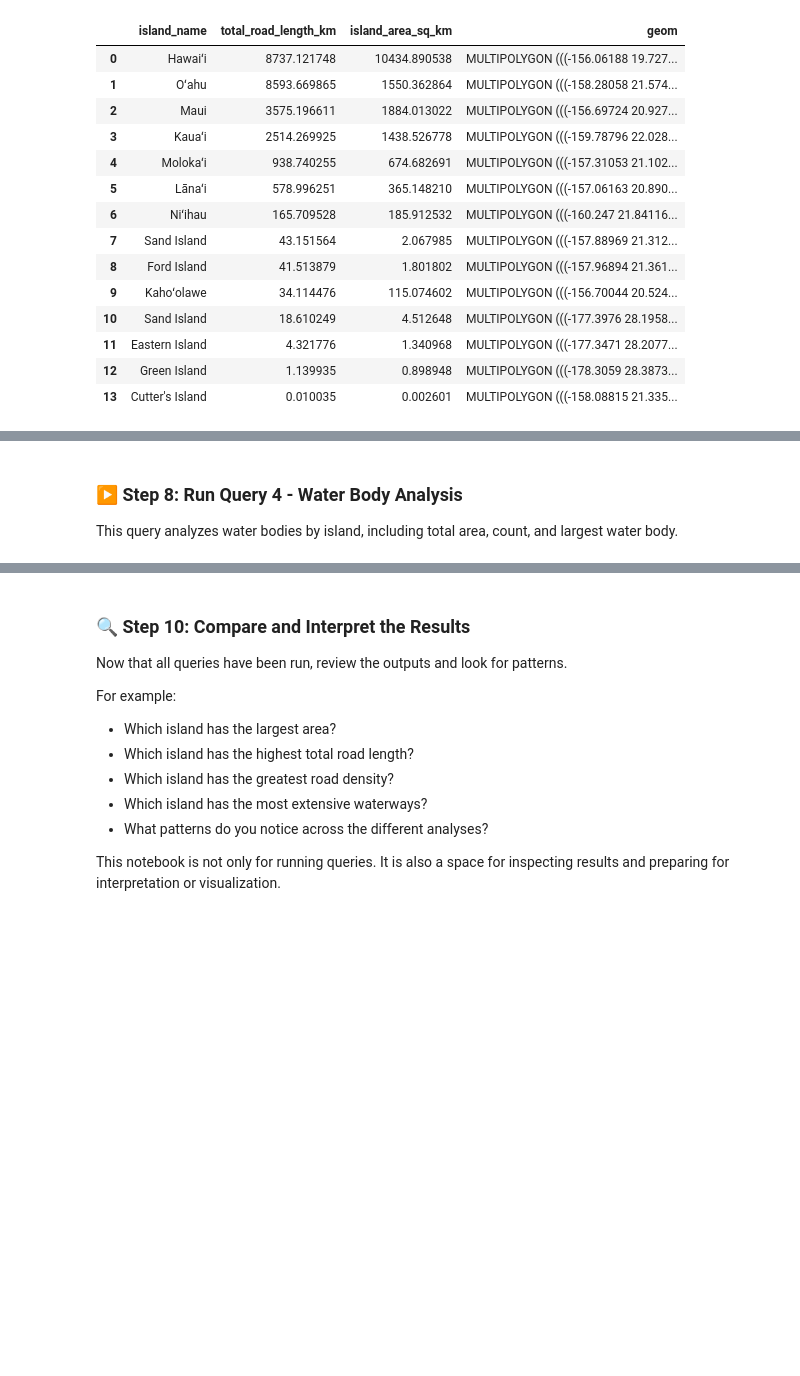
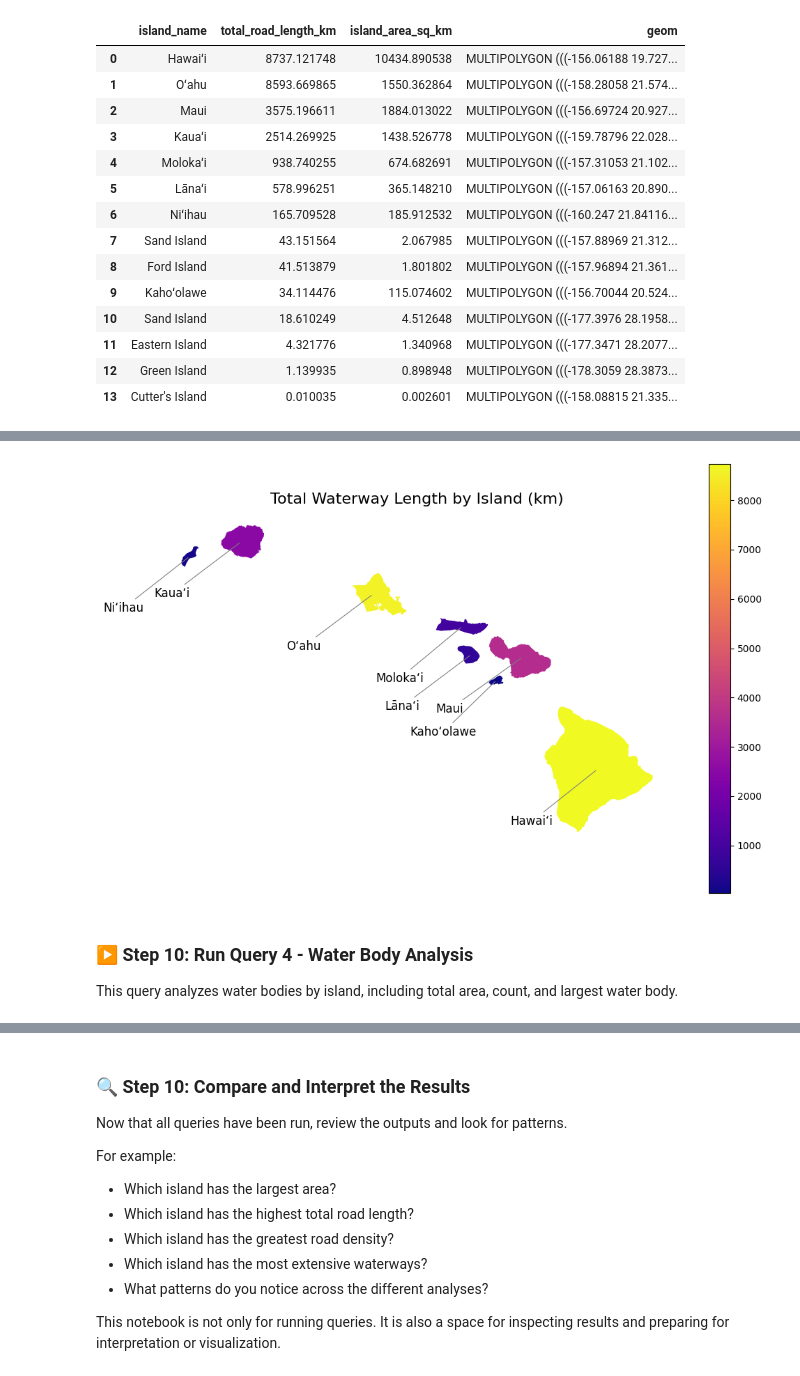
Before and after one commit to uagist/gist604B-osm-postgis, a Jupyter notebook: notebooks/osm_postgis_queries.ipynb, the cells around one changed output, grey strips where cells are left out. Drawn from its saved outputs; the diff is of its cells as text; code cells hidden in the pictures; blank space fills up the shorter version.

```diff
--- a/notebooks/osm_postgis_queries.ipynb
+++ b/notebooks/osm_postgis_queries.ipynb
@@ -219,5 +284,38 @@ query_3_results
+# %%
+# Filter by Island Area greater than 100 sq km
+filtered = query_2_results[query_2_results["island_area_sq_km"] > 100]
+
+# Create choropleth map of total waterway length
+ax = filtered.plot(
+    column="total_road_length_km",
+    legend=True,
+    figsize=(12, 8),
+    vmin=filtered["total_road_length_km"].min(),
+    vmax=filtered["total_road_length_km"].max(),
+    cmap='plasma'
+)
+
+# Add island name labels
+for idx, row in filtered.iterrows():
+    x = row["geom"].representative_point().x
+    y = row["geom"].representative_point().y
+
+    ax.annotate(
+        text=row["island_name"],
+        xy=(x, y),                # point on map
+        xytext=(x - 1, y - 0.6),  # label offset
+        arrowprops=dict(arrowstyle="-", linewidth=0.8, color="gray"),
+        fontsize=12
+    )
+
+ax.set_title("Total Waterway Length by Island (km)", fontsize=16)
+ax.set_axis_off()
+
+plt.show()
+# %% [output]
+[figure, added]
 # %% [markdown]
-### ▶️ Step 8: Run Query 4 - Water Body Analysis
+### ▶️ Step 10: Run Query 4 - Water Body Analysis
 
 This query analyzes water bodies by island, including total area, count, and largest water body.
 # %%
```
Also changed, not shown: parts of 19 cells of this notebook.
